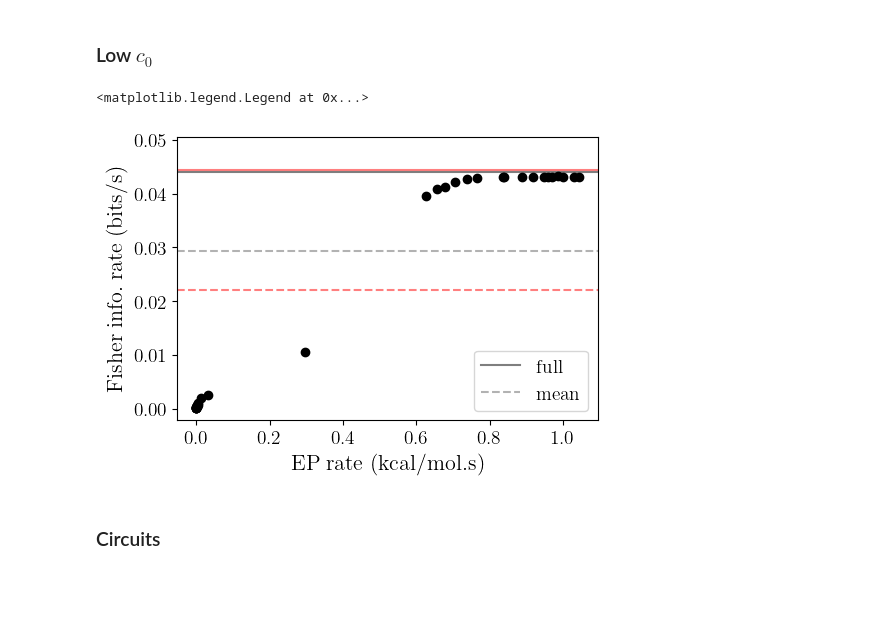
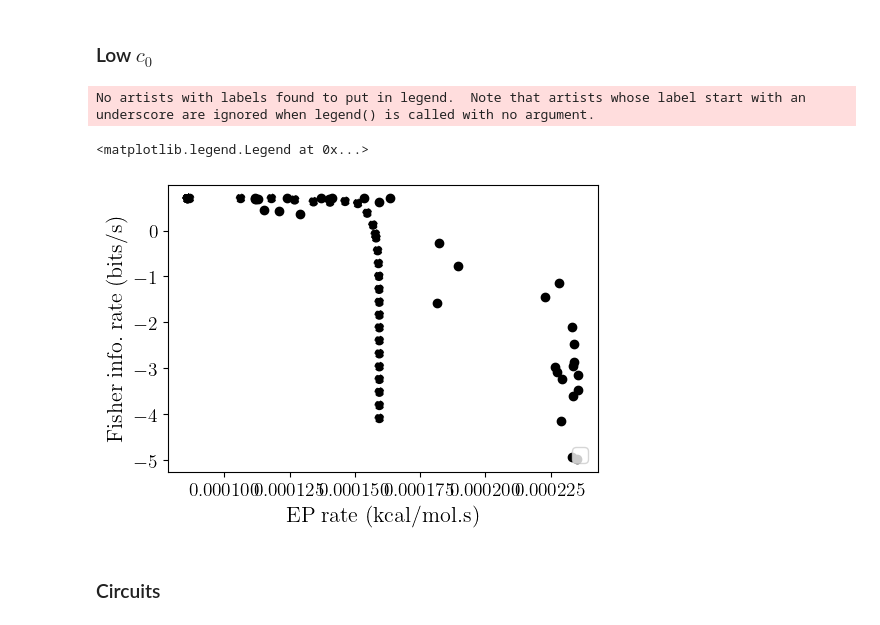
Before and after one commit to ta-rekt/LLROpt.jl, a Jupyter notebook: dev.ipynb, the cells around one changed output. Saved outputs shown, nothing was run; the diff lists cells and outputs as text; code cells hidden in the pictures; blank space fills up the shorter version.

```diff
--- a/dev.ipynb
+++ b/dev.ipynb
@@ -1189,11 +1190,11 @@ edges = circuit_1bs["edges"]
 # %% [markdown]
 ### Low $c_0$
 # %%
-# dirname_full = '20250422/ir-ep-finetune-hic'
-# dirname_acc = '20250423/ir-ep-finetune-lowc-acc'
+dirname_full = '20250422/ir-ep-finetune-lowc'
+dirname_acc = '20250423/ir-ep-finetune-lowc-acc'
 # dirname_full = '20250512/fir-epr-test'
-dirname_full = '20250513/fir-epr-lowc'
-dirname_acc = '20250513/fir-epr-lowc'
+# dirname_full = '20250513/fir-epr-lowc'
+# dirname_acc = '20250513/fir-epr-lowc'
 
 ncpus = 16
 nedgess = [7, 7]
@@ -1204,7 +1205,7 @@ bounds = [[0,4], [2,32]]
 RS = 300*1.987 / 1000
 dirs = [dirname_full, dirname_acc]
 whichfs = ["full", "acc"]
-whichas = ["spec", "spec"]
+whichas = ["pareto", "pareto"]
 colors = ["black", "black"]
 labels=["$\max\{\dot{\cal F}(c_0)\}$", "$\max\{\dot{\cal F}_m(c_0)\}$"]
 linestyles=["solid", "dashed"]
@@ -1216,7 +1217,7 @@ fig, ax = plt.subplots(1,1, figsize=figsize, layout="constrained")
 ax.set_ylabel(r"$\rm{\;Fisher \;info. \;rate \;(bits/s)}$", fontsize=16)
 ax.set_xlabel(r"$\rm{EP\; rate\;(kcal/mol.s)}$", fontsize=16)
 
-for i in [0]:
+for i in [0,1]:
     k = ks[i]
     dirname = dirs[i]
     whichf = whichfs[i]
@@ -1233,53 +1234,54 @@ for i in [0]:
     else:
         m = 4
 
     # edges = np.array([(1, 2),(2, 1),(2, 3),(3, 2),(3, 4),(4, 3),(4, 1)]) - 1
-    irvals = np.array([data[j]['1']['1'][nedges]
-        for j in range(1, params["nparams"]+1)])
-    epvals = RS*np.array([data[j]['1']['1'][nedges+m]
-        for j in range(1, params["nparams"]+1)])
+    # irvals = np.array([data[j][nedges]
+    #     for j in range(1, params["nparams"]+1)])
+    # epvals = RS*np.array([data[j][nedges+1]
+    #     for j in range(1, params["nparams"]+1)])
 
-    # else:
-    #     edges = np.array([(1,3), (1,2), (2,4), (2,1), (3,1), (3,4), (4,2), (4,3)]) - 1
-    #     irvals = np.array([data[j][nedges] for j in range(1, params["nparams"]+1)])
-    #     epvals = RS*np.array([data[j][nedges+1] for j in range(1, params["nparams"]+1)])
 
-        # bds = bounds[i]
-        # xydata_ = np.stack((epvals, irvals), axis=1)
-        # hull = ConvexHull(xydata_)
-        # xhull = [xydata_[hull.vertices[i]][0] for i in range(bds[0], bds[1])]
-        # yhull = [xydata_[hull.vertices[i]][1] for i in range(bds[0], bds[1])]
+    edges = np.array([(1,3), (1,2), (2,4), (2,1), (3,1), (3,4), (4,2), (4,3)]) - 1
+    irvals = np.array([data[j][nedges] for j in range(1, params["nparams"]+1)])
+    epvals = RS*np.array([data[j][nedges+1] for j in range(1, params["nparams"]+1)])
+
+    # bds = bounds[i]
+    # xydata_ = np.stack((epvals, irvals), axis=1)
+    # hull = ConvexHull(xydata_)
+    # xhull = [xydata_[hull.vertices[i]][0] for i in range(bds[0], bds[1])]
+    # yhull = [xydata_[hull.vertices[i]][1] for i in range(bds[0], bds[1])]
 
     # ax.plot(xhull, yhull, color=colors[i], linestyle=linestyles[i])
     ax.scatter(epvals, irvals, color=colors[i], linestyle=linestyles[i])
 
 c = 0.5
 dc = 0.1 * c
 kboff = 0.0888
 konb = 5
 kuon = 5
 koffu = 5
 
 kbon = 1e-5
 koffb = 1e-5
 kuoff = 1e-5
 konu = 1e-5
 
 V_low2s = c*kboff
 V_low = c*kboff*konb/(c*kboff+konb)
 V_high = 0.16*5
 # V_lim = V_high
 V_lim = V_low
-ax.axhline(y=V_low2s, linestyle="solid", color="red", alpha=0.5)
-ax.axhline(y=V_lim, linestyle="solid", color="black", alpha=0.5, label=r"$\rm{full}$")
-ax.axhline(y=2*V_lim/3, linestyle="dashed", color="black", alpha=0.3, label=r"$\rm{mean}$")
-ax.axhline(y=V_lim/2, linestyle="dashed", color="red", alpha=0.5)
-ax.set_ylim(-V_lim*0.05, V_lim*1.15)
+# ax.axhline(y=V_low2s, linestyle="solid", color="red", alpha=0.5)
+# ax.axhline(y=V_lim, linestyle="solid", color="black", alpha=0.5, label=r"$\rm{full}$")
+# ax.axhline(y=2*V_lim/3, linestyle="dashed", color="black", alpha=0.3, label=r"$\rm{mean}$")
+# ax.axhline(y=V_lim/2, linestyle="dashed", color="red", alpha=0.5)
+# ax.set_ylim(-V_lim*0.05, V_lim*1.15)
 ax.tick_params(axis='both', which='major', labelsize=14)
 ax.legend(fontsize=14, loc='lower right')
 # %% [output]
-<matplotlib.legend.Legend at 0x...>
+No artists with labels found to put in legend.  Note that artists whose label start with an underscore are ignored when legend() is called with no argument.
+<matplotlib.legend.Legend at 0x...>
-[figure, old version]
+[figure, new version]
 # %%
 date = 20250423
 path = "/.julia/dev/LLROpt/plots/"
```
Also changed, not shown: parts of 9 cells of this notebook, 12 other files.
